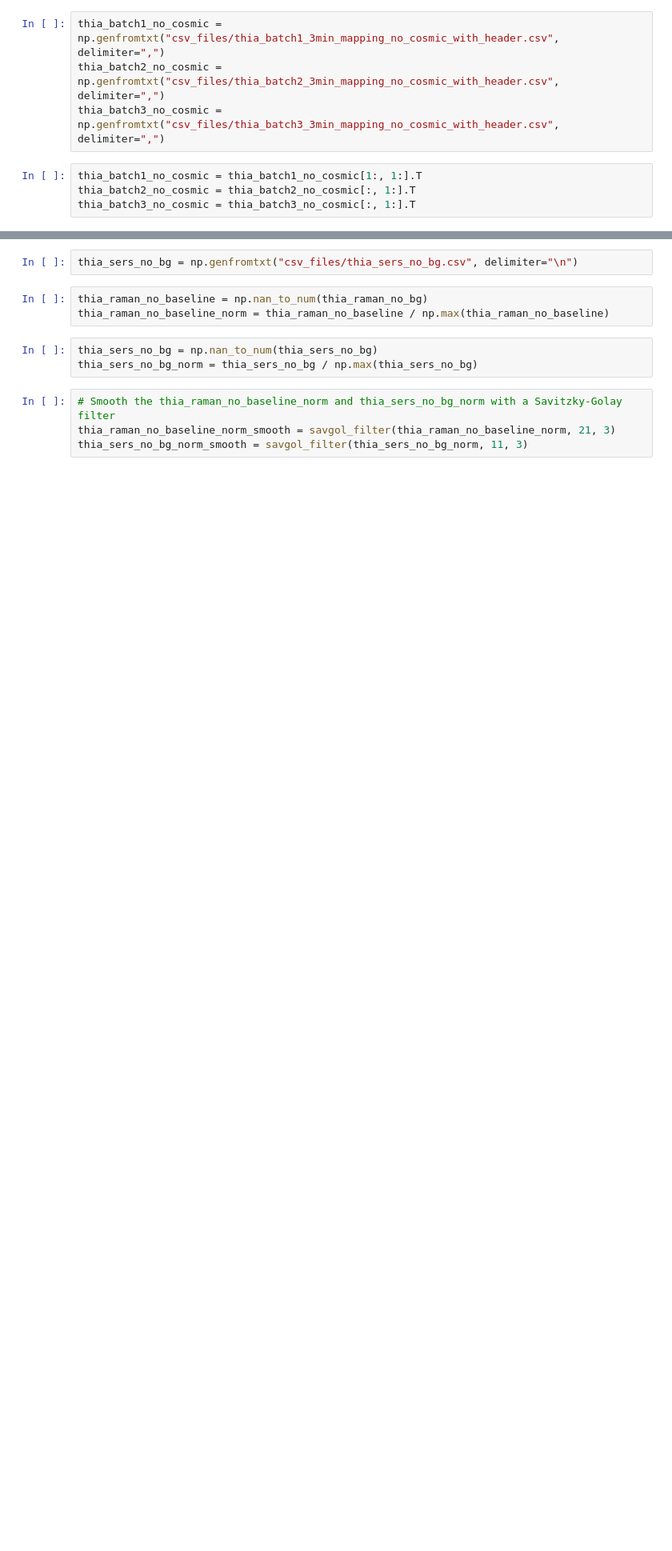
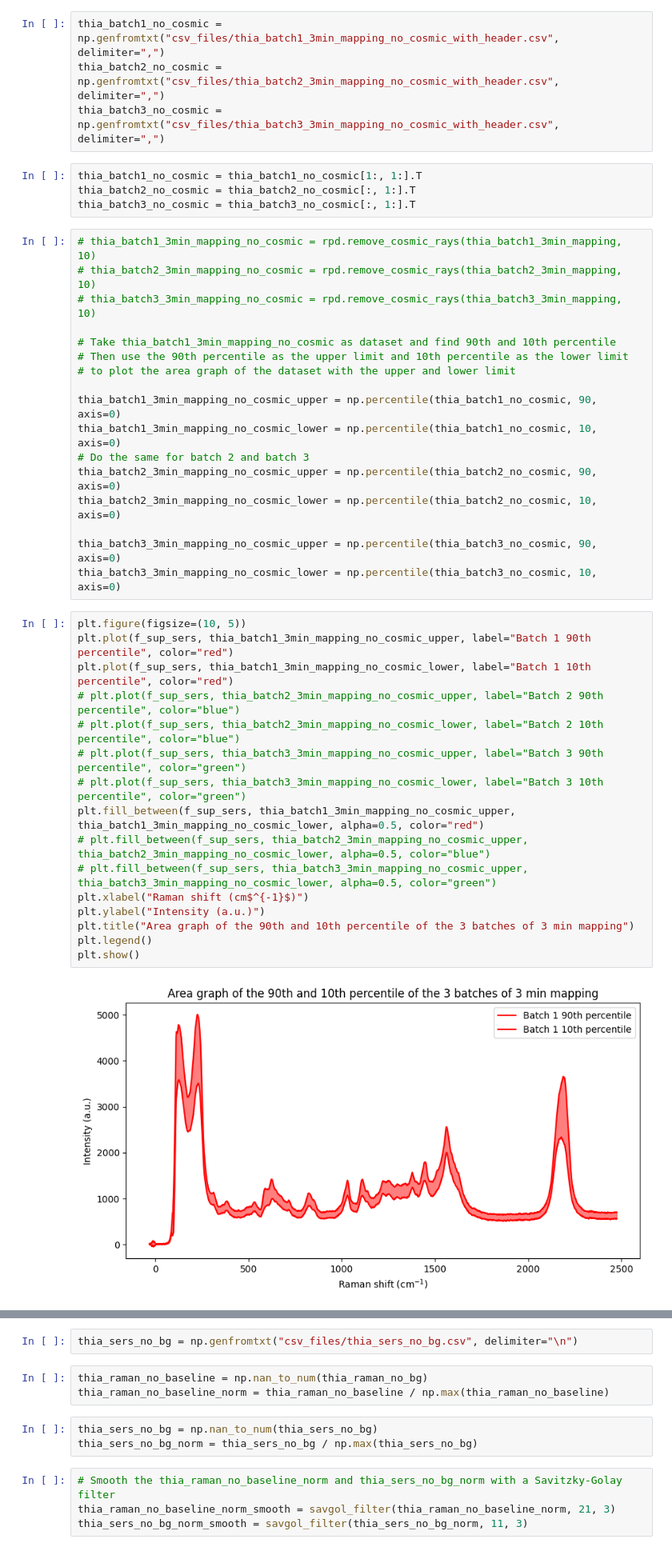
Before and after one commit to anva-kn/Raman, a Jupyter notebook: Raman&SERS.ipynb, the cells around one changed output, grey strips where cells are left out. Shown at 80% size. Saved outputs shown, nothing was run; the diff lists cells and outputs as text; blank space fills up the shorter version.

```diff
--- a/Raman&SERS.ipynb
+++ b/Raman&SERS.ipynb
@@ -520,3 +522,38 @@ thia_batch3_no_cosmic = np.genfromtxt("csv_files/thia_batch3_3min_mapping_no_cos
 thia_batch1_no_cosmic = thia_batch1_no_cosmic[1:, 1:].T
 thia_batch2_no_cosmic = thia_batch2_no_cosmic[:, 1:].T
 thia_batch3_no_cosmic = thia_batch3_no_cosmic[:, 1:].T
+# %%
+# thia_batch1_3min_mapping_no_cosmic = rpd.remove_cosmic_rays(thia_batch1_3min_mapping, 10)
+# thia_batch2_3min_mapping_no_cosmic = rpd.remove_cosmic_rays(thia_batch2_3min_mapping, 10)
+# thia_batch3_3min_mapping_no_cosmic = rpd.remove_cosmic_rays(thia_batch3_3min_mapping, 10)
+
+# Take thia_batch1_3min_mapping_no_cosmic as dataset and find 90th and 10th percentile
+# Then use the 90th percentile as the upper limit and 10th percentile as the lower limit
+# to plot the area graph of the dataset with the upper and lower limit
+
+thia_batch1_3min_mapping_no_cosmic_upper = np.percentile(thia_batch1_no_cosmic, 90, axis=0)
+thia_batch1_3min_mapping_no_cosmic_lower = np.percentile(thia_batch1_no_cosmic, 10, axis=0)
+# Do the same for batch 2 and batch 3
+thia_batch2_3min_mapping_no_cosmic_upper = np.percentile(thia_batch2_no_cosmic, 90, axis=0)
+thia_batch2_3min_mapping_no_cosmic_lower = np.percentile(thia_batch2_no_cosmic, 10, axis=0)
+
+thia_batch3_3min_mapping_no_cosmic_upper = np.percentile(thia_batch3_no_cosmic, 90, axis=0)
+thia_batch3_3min_mapping_no_cosmic_lower = np.percentile(thia_batch3_no_cosmic, 10, axis=0)
+# %%
+plt.figure(figsize=(10, 5))
+plt.plot(f_sup_sers, thia_batch1_3min_mapping_no_cosmic_upper, label="Batch 1 90th percentile", color="red")
+plt.plot(f_sup_sers, thia_batch1_3min_mapping_no_cosmic_lower, label="Batch 1 10th percentile", color="red")
+# plt.plot(f_sup_sers, thia_batch2_3min_mapping_no_cosmic_upper, label="Batch 2 90th percentile", color="blue")
+# plt.plot(f_sup_sers, thia_batch2_3min_mapping_no_cosmic_lower, label="Batch 2 10th percentile", color="blue")
+# plt.plot(f_sup_sers, thia_batch3_3min_mapping_no_cosmic_upper, label="Batch 3 90th percentile", color="green")
+# plt.plot(f_sup_sers, thia_batch3_3min_mapping_no_cosmic_lower, label="Batch 3 10th percentile", color="green")
+plt.fill_between(f_sup_sers, thia_batch1_3min_mapping_no_cosmic_upper, thia_batch1_3min_mapping_no_cosmic_lower, alpha=0.5, color="red")
+# plt.fill_between(f_sup_sers, thia_batch2_3min_mapping_no_cosmic_upper, thia_batch2_3min_mapping_no_cosmic_lower, alpha=0.5, color="blue")
+# plt.fill_between(f_sup_sers, thia_batch3_3min_mapping_no_cosmic_upper, thia_batch3_3min_mapping_no_cosmic_lower, alpha=0.5, color="green")
+plt.xlabel("Raman shift (cm$^{-1}$)")
+plt.ylabel("Intensity (a.u.)")
+plt.title("Area graph of the 90th and 10th percentile of the 3 batches of 3 min mapping")
+plt.legend()
+plt.show()
+# %% [output]
+[figure, added]
```
Also changed, not shown: parts of 9 cells of this notebook.
